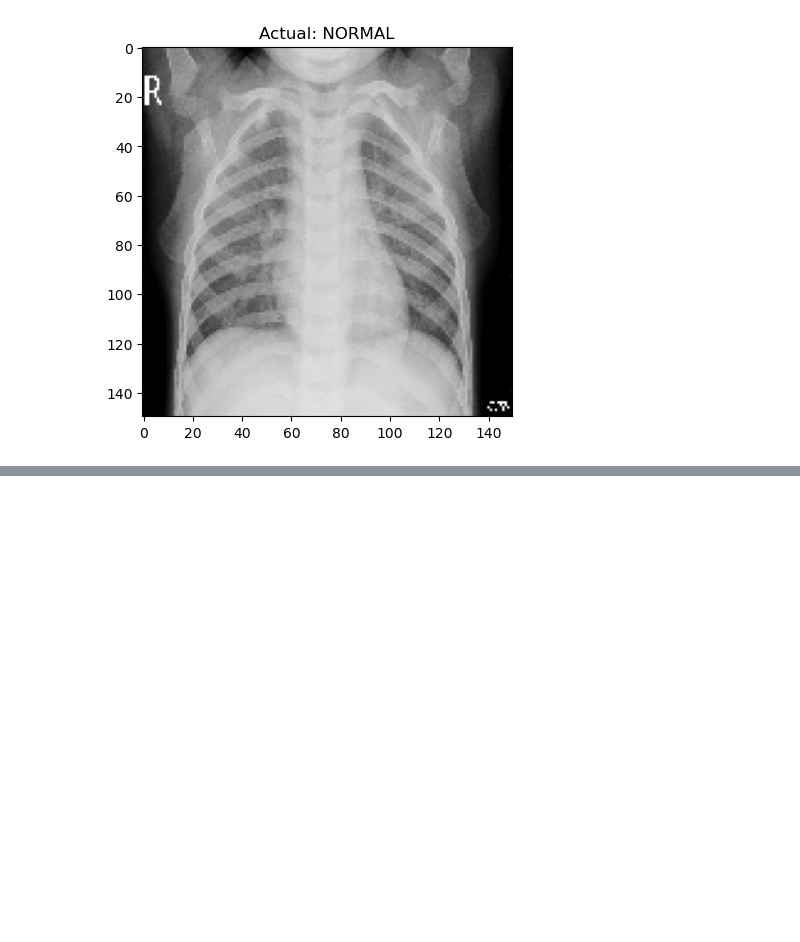
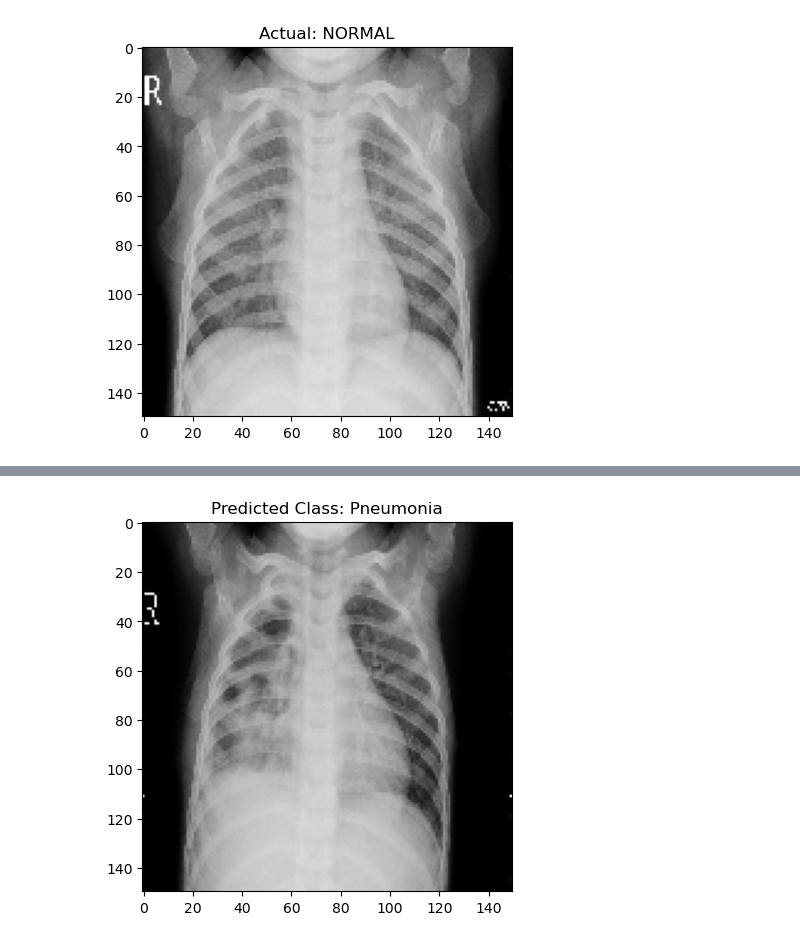
Before and after one commit to Aadi-RE350/Pneumonia_Analysis, a Jupyter notebook: Pneumonia Detection System .ipynb, the cells around one changed output, grey strips where cells are left out. Cells and saved outputs as stored; diff of their text form; code cells hidden in the pictures; blank space fills up the shorter version.

Commit message:
test model updated

```diff
--- a/Pneumonia Detection System .ipynb
+++ b/Pneumonia Detection System .ipynb
@@ -253 +253,29 @@ upload_and_classify_image('dataset/chest_xray/train/NORMAL/IM-0207-0001.jpeg')
 [figure]
+# %%
+from tensorflow.keras.preprocessing.image import load_img, img_to_array
+import numpy as np
+import matplotlib.pyplot as plt
+
+def predict_image(file_path, model):
+    # Load and preprocess the image
+    img = load_img(file_path, target_size=(img_width, img_height))
+    img_array = img_to_array(img)
+    img_array = np.expand_dims(img_array, axis=0)
+    img_array /= 255.0
+
+    # Make prediction
+    prediction = model.predict(img_array)
+    prediction = np.round(prediction)
+
+    # Determine the class label
+    class_label = "Pneumonia" if prediction[0][0] == 1 else "Normal"
+
+    # Display the image and prediction
+    plt.imshow(img)
+    plt.title(f"Predicted Class: {class_label}")
+    plt.show()
+# %%
+
+# Example usage:
+predict_image('dataset/chest_xray/val/PNEUMONIA/person1954_bacteria_4886.jpeg', cnn_model)
+# %% [output]
@@ -253,0 +283 @@ upload_and_classify_image('dataset/chest_xray/train/NORMAL/IM-0207-0001.jpeg')
+[figure, added]
```
Also changed, not shown: parts of 8 cells of this notebook.
